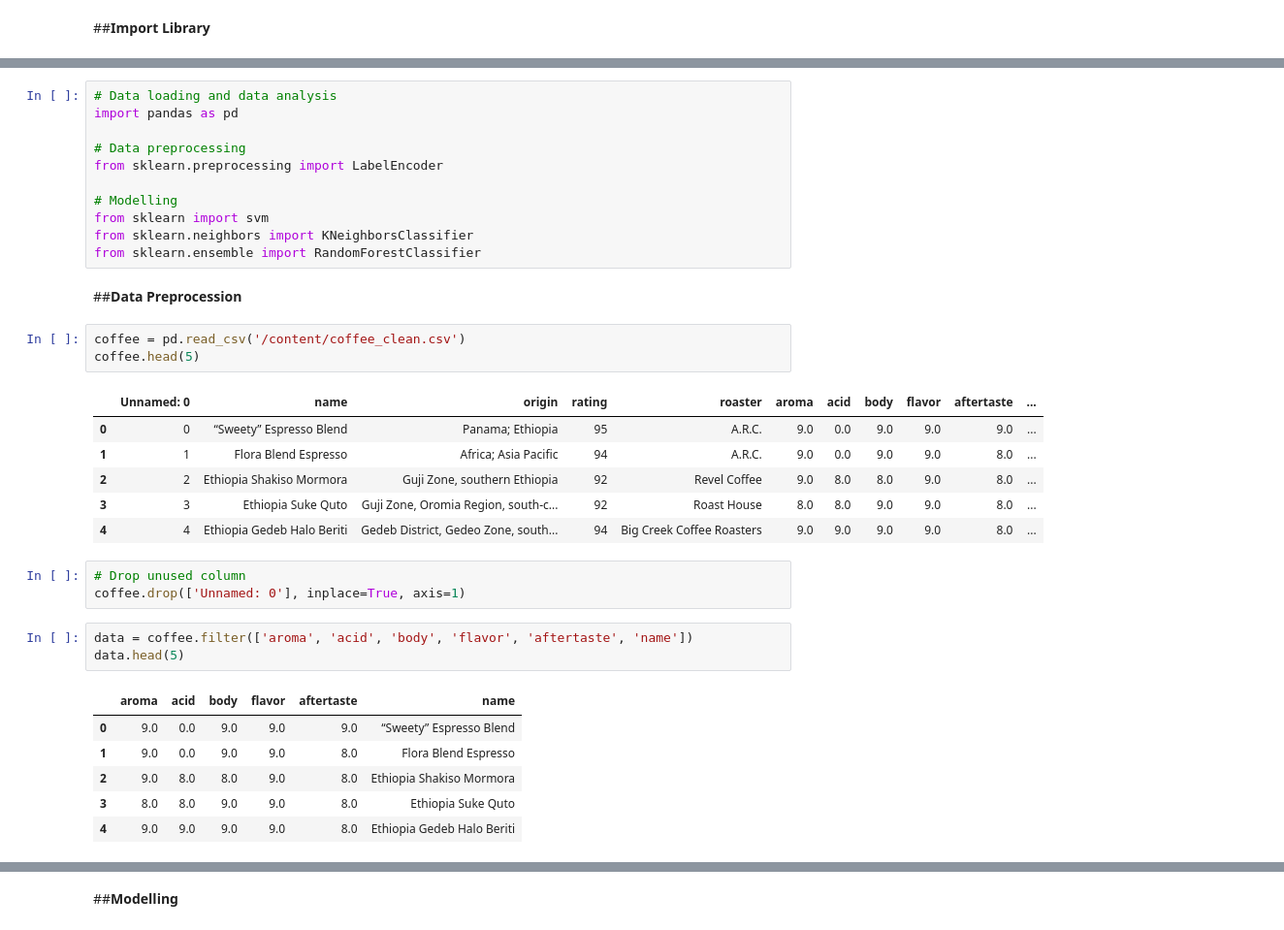
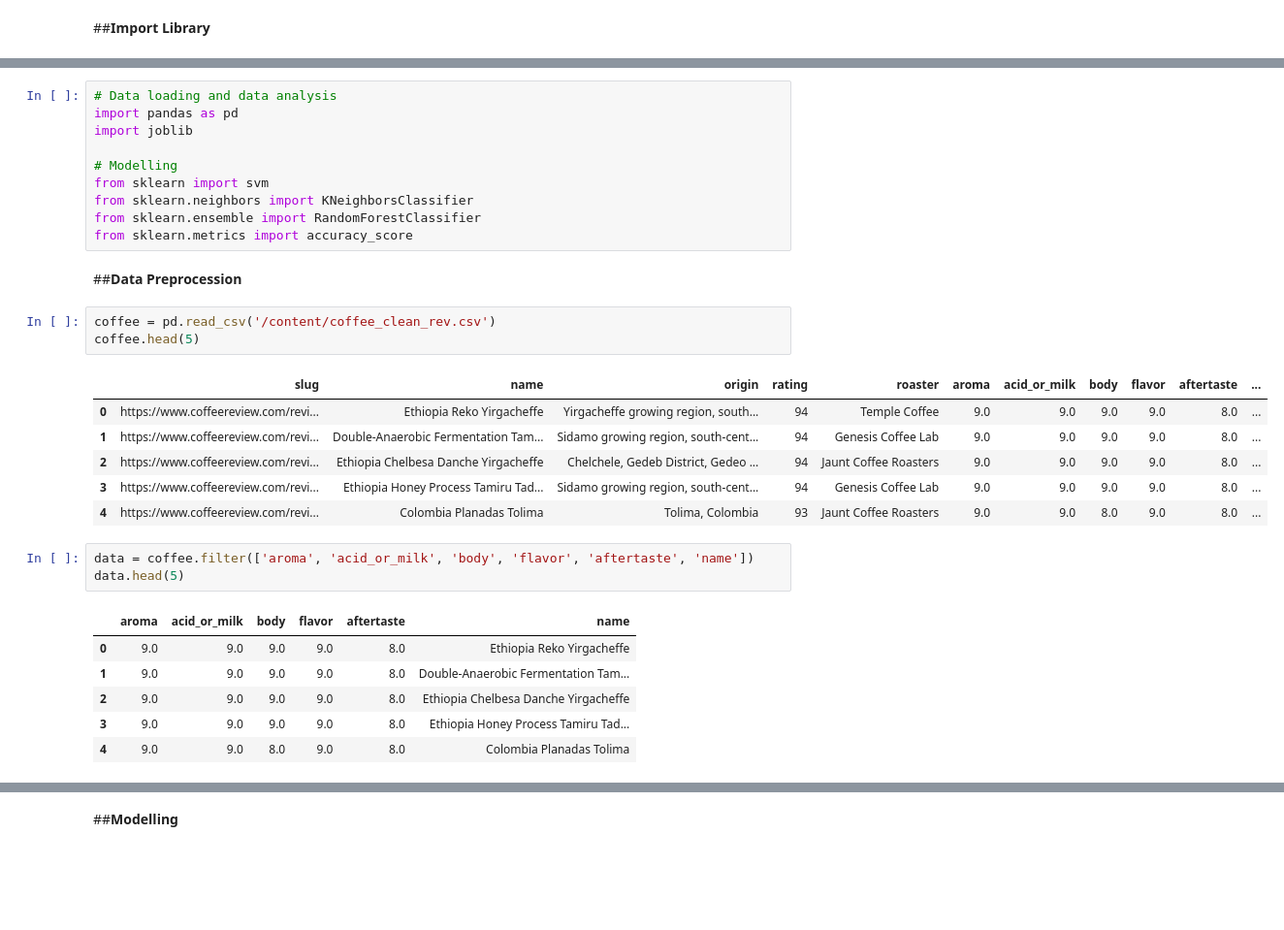
Before and after one commit to Hanifanta/Capstone_RECCOFFEE, a Jupyter notebook: notebook/reccoffee_filtering.ipynb, the cells around one changed output, grey strips where cells are left out. Shown: that part at 97% size. Cells and saved outputs as stored; diff of their text form; blank space fills up the shorter version.

Commit message:
Update filtering model with new dataset

```diff
--- a/notebook/reccoffee_filtering.ipynb
+++ b/notebook/reccoffee_filtering.ipynb
@@ -3,39 +10,35 @@
 # %%
 # Data loading and data analysis
 import pandas as pd
-
-# Data preprocessing
-from sklearn.preprocessing import LabelEncoder
+import joblib
 
 # Modelling
 from sklearn import svm
 from sklearn.neighbors import KNeighborsClassifier
 from sklearn.ensemble import RandomForestClassifier
+from sklearn.metrics import accuracy_score
 # %% [markdown]
 ##**Data Preprocession**
 # %%
-coffee = pd.read_csv('/content/coffee_clean.csv')
+coffee = pd.read_csv('/content/coffee_clean_rev.csv')
 coffee.head(5)
 # %% [output]
-|  | Unnamed: 0 | name | origin | rating | roaster | aroma | acid | body | flavor | aftertaste | ... |
-| 0 | 0 | “Sweety” Espresso Blend | Panama; Ethiopia | 95 | A.R.C. | 9.0 | 0.0 | 9.0 | 9.0 | 9.0 | ... |
-| 1 | 1 | Flora Blend Espresso | Africa; Asia Pacific | 94 | A.R.C. | 9.0 | 0.0 | 9.0 | 9.0 | 8.0 | ... |
-| 2 | 2 | Ethiopia Shakiso Mormora | Guji Zone, southern Ethiopia | 92 | Revel Coffee | 9.0 | 8.0 | 8.0 | 9.0 | 8.0 | ... |
-| 3 | 3 | Ethiopia Suke Quto | Guji Zone, Oromia Region, south-c... | 92 | Roast House | 8.0 | 8.0 | 9.0 | 9.0 | 8.0 | ... |
-| 4 | 4 | Ethiopia Gedeb Halo Beriti | Gedeb District, Gedeo Zone, south... | 94 | Big Creek Coffee Roasters | 9.0 | 9.0 | 9.0 | 9.0 | 8.0 | ... |
+|  | slug | name | origin | rating | roaster | aroma | acid_or_milk | body | flavor | aftertaste | ... |
+| 0 | https://www.coffeereview.com/revi... | Ethiopia Reko Yirgacheffe | Yirgacheffe growing region, south... | 94 | Temple Coffee | 9.0 | 9.0 | 9.0 | 9.0 | 8.0 | ... |
+| 1 | https://www.coffeereview.com/revi... | Double-Anaerobic Fermentation Tam... | Sidamo growing region, south-cent... | 94 | Genesis Coffee Lab | 9.0 | 9.0 | 9.0 | 9.0 | 8.0 | ... |
+| 2 | https://www.coffeereview.com/revi... | Ethiopia Chelbesa Danche Yirgacheffe | Chelchele, Gedeb District, Gedeo ... | 94 | Jaunt Coffee Roasters | 9.0 | 9.0 | 9.0 | 9.0 | 8.0 | ... |
+| 3 | https://www.coffeereview.com/revi... | Ethiopia Honey Process Tamiru Tad... | Sidamo growing region, south-cent... | 94 | Genesis Coffee Lab | 9.0 | 9.0 | 9.0 | 9.0 | 8.0 | ... |
+| 4 | https://www.coffeereview.com/revi... | Colombia Planadas Tolima | Tolima, Colombia | 93 | Jaunt Coffee Roasters | 9.0 | 9.0 | 8.0 | 9.0 | 8.0 | ... |
-# %%
-# Drop unused column
-coffee.drop(['Unnamed: 0'], inplace=True, axis=1)
 # %%
-data = coffee.filter(['aroma', 'acid', 'body', 'flavor', 'aftertaste', 'name'])
+data = coffee.filter(['aroma', 'acid_or_milk', 'body', 'flavor', 'aftertaste', 'name'])
 data.head(5)
 # %% [output]
-|  | aroma | acid | body | flavor | aftertaste | name |
-| 0 | 9.0 | 0.0 | 9.0 | 9.0 | 9.0 | “Sweety” Espresso Blend |
-| 1 | 9.0 | 0.0 | 9.0 | 9.0 | 8.0 | Flora Blend Espresso |
-| 2 | 9.0 | 8.0 | 8.0 | 9.0 | 8.0 | Ethiopia Shakiso Mormora |
-| 3 | 8.0 | 8.0 | 9.0 | 9.0 | 8.0 | Ethiopia Suke Quto |
-| 4 | 9.0 | 9.0 | 9.0 | 9.0 | 8.0 | Ethiopia Gedeb Halo Beriti |
+|  | aroma | acid_or_milk | body | flavor | aftertaste | name |
+| 0 | 9.0 | 9.0 | 9.0 | 9.0 | 8.0 | Ethiopia Reko Yirgacheffe |
+| 1 | 9.0 | 9.0 | 9.0 | 9.0 | 8.0 | Double-Anaerobic Fermentation Tam... |
+| 2 | 9.0 | 9.0 | 9.0 | 9.0 | 8.0 | Ethiopia Chelbesa Danche Yirgacheffe |
+| 3 | 9.0 | 9.0 | 9.0 | 9.0 | 8.0 | Ethiopia Honey Process Tamiru Tad... |
+| 4 | 9.0 | 9.0 | 8.0 | 9.0 | 8.0 | Colombia Planadas Tolima |
 # %%
 data.rename(columns=({'name':'label'}), inplace=True)
 data.head(5)
```
Also changed, not shown: parts of 12 cells of this notebook.
